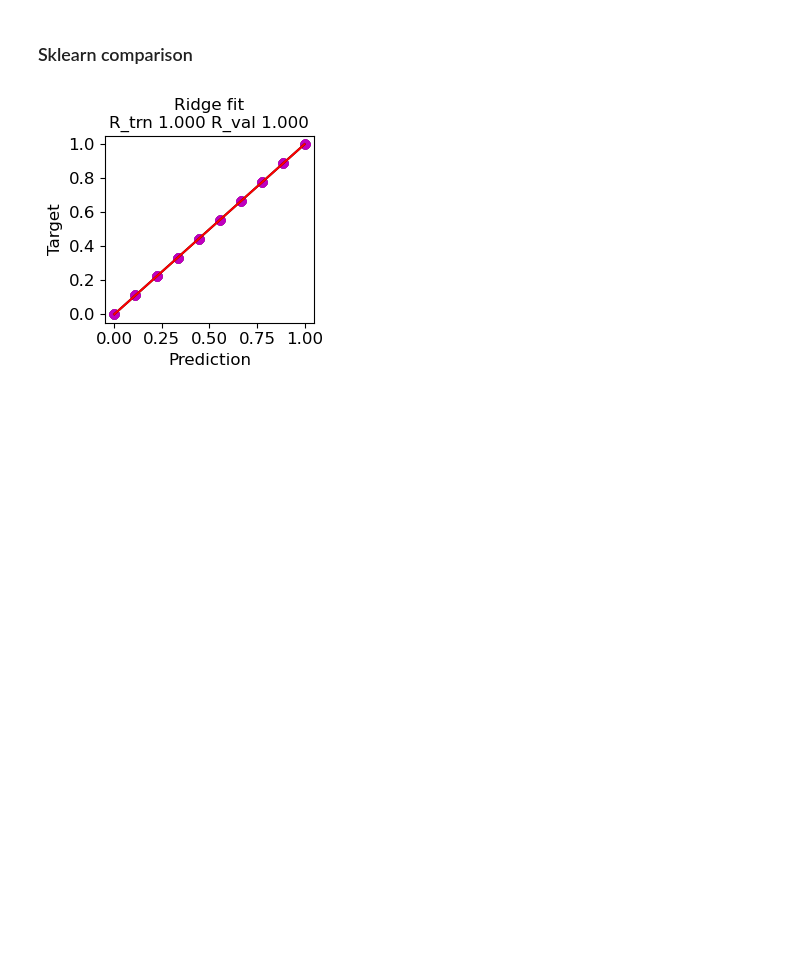
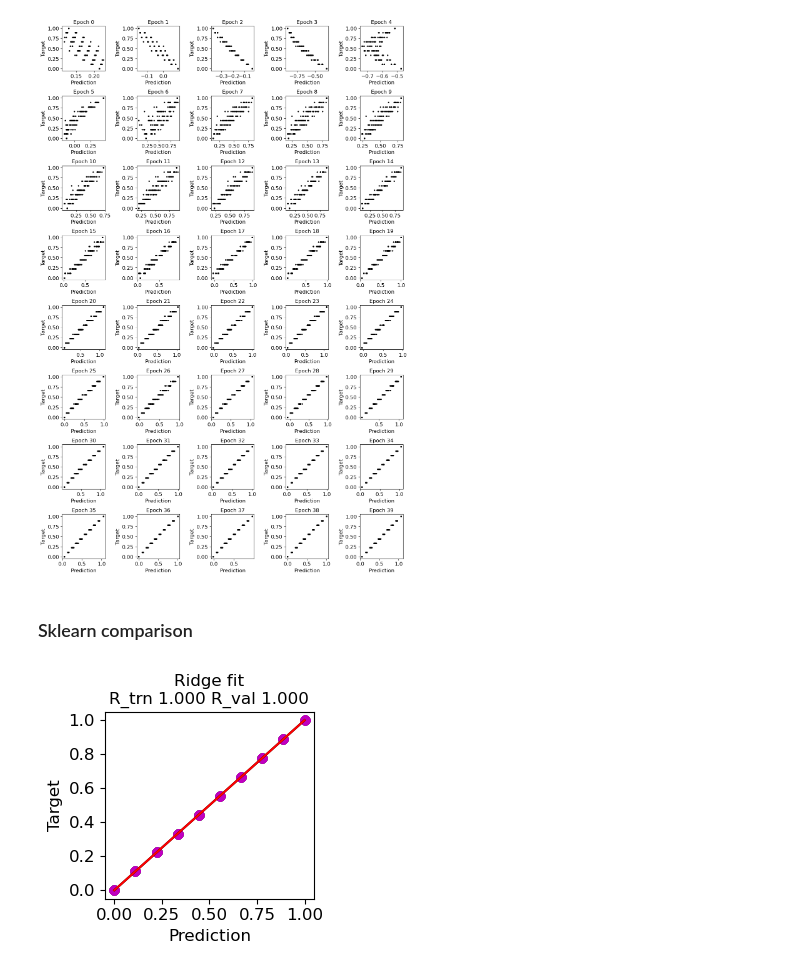
Before and after one commit to rkp8000/S5-regression, a Jupyter notebook: 4_ultralight_rgr_test.ipynb, the cells around one changed output. Saved outputs shown, nothing was run; the diff lists cells and outputs as text; code cells hidden in the pictures; blank space fills up the shorter version.

```diff
--- a/4_ultralight_rgr_test.ipynb
+++ b/4_ultralight_rgr_test.ipynb
@@ -125,3 +57,22 @@ set_color(ax_r, 'r')
+# %%
+# load results
+fig, axs = plt.subplots(8, 5, figsize=(12, 18), tight_layout=True)
+
+for cepoch, ax in enumerate(axs.flatten()):
+    data = np.load(f'epochs_ultralight_rgr/epoch_{cepoch}.npy', allow_pickle=True)[0]
+    targs = data['val_targ']
+
+    preds = data['val_pred']
+    preds = np.reshape(preds, (len(preds)//2, 2))
+    preds = np.mean(preds, axis=1)
+    # logits = np.reshape(logits, (len(logits)//2, 2))
+    # preds = np.argmax(logits, axis=1)
+
+    ax.scatter(preds, targs, c='k', s=5)
+    acc = np.mean(preds == targs)
+    set_plot(ax, x_label='Prediction', y_label='Target', title=f'Epoch {cepoch}')
+# %% [output]
+[figure, added]
 # %% [markdown]
 ### Sklearn comparison
 # %%
```
Also changed, not shown: parts of 2 cells of this notebook, 4 other files.
